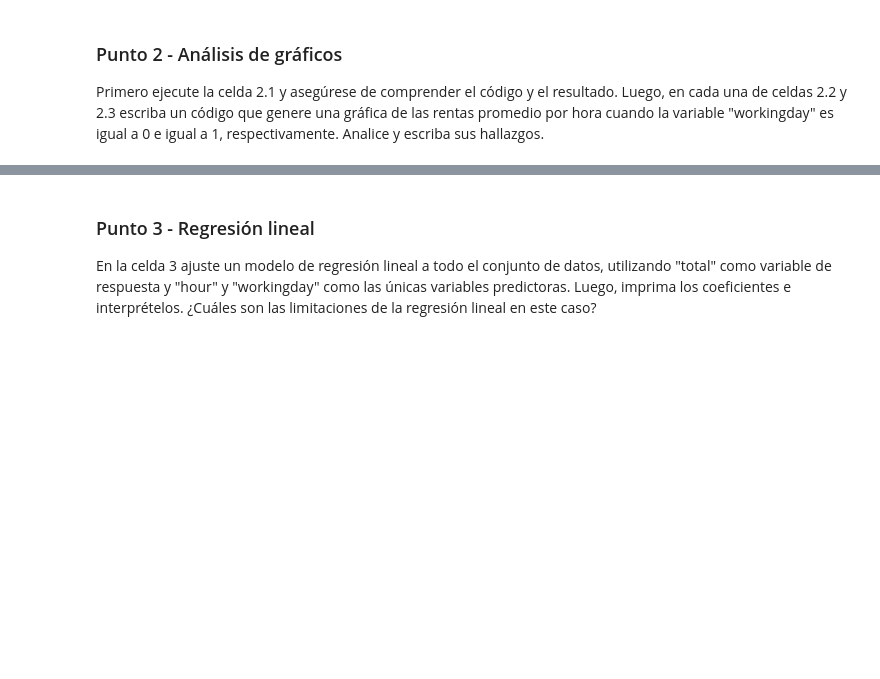
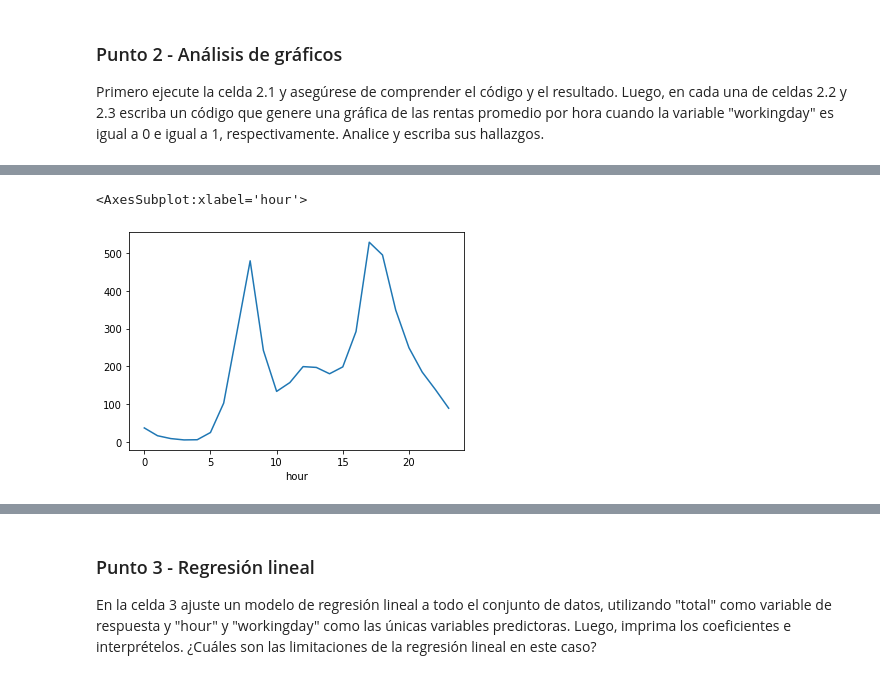
Before and after one commit to alvaropabon/MIAD_ML_and_NLP, a Jupyter notebook: Semana 1/S1TC1_arboles_ensamblajes.ipynb, the cells around one changed output, grey strips where cells are left out. Saved outputs shown, nothing was run; the diff lists cells and outputs as text; code cells hidden in the pictures; blank space fills up the shorter version.

```diff
--- a/Semana 1/S1TC1_arboles_ensamblajes.ipynb
+++ b/Semana 1/S1TC1_arboles_ensamblajes.ipynb
@@ -60,2 +144,6 @@ bikes.groupby('hour').total.mean().plot()
 # %%
 # Celda 2.3 - "workingday"=1 escriba su código y hallazgos
+bikes[bikes['workingday'] == 1].groupby('hour').total.mean().plot()
+# %% [output]
+<AxesSubplot:xlabel='hour'>
+[figure, added]
```
Also changed, not shown: parts of 10 cells of this notebook.
